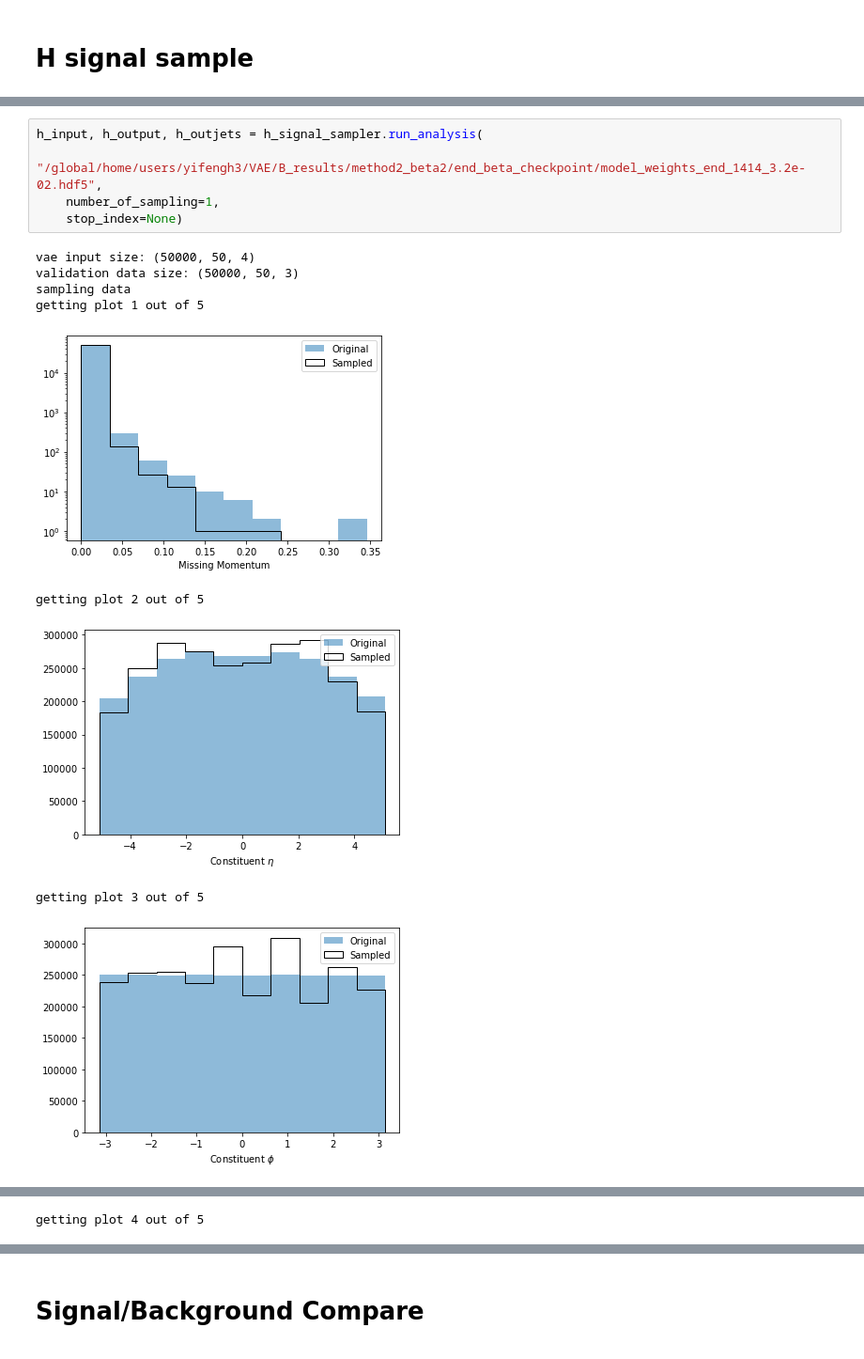
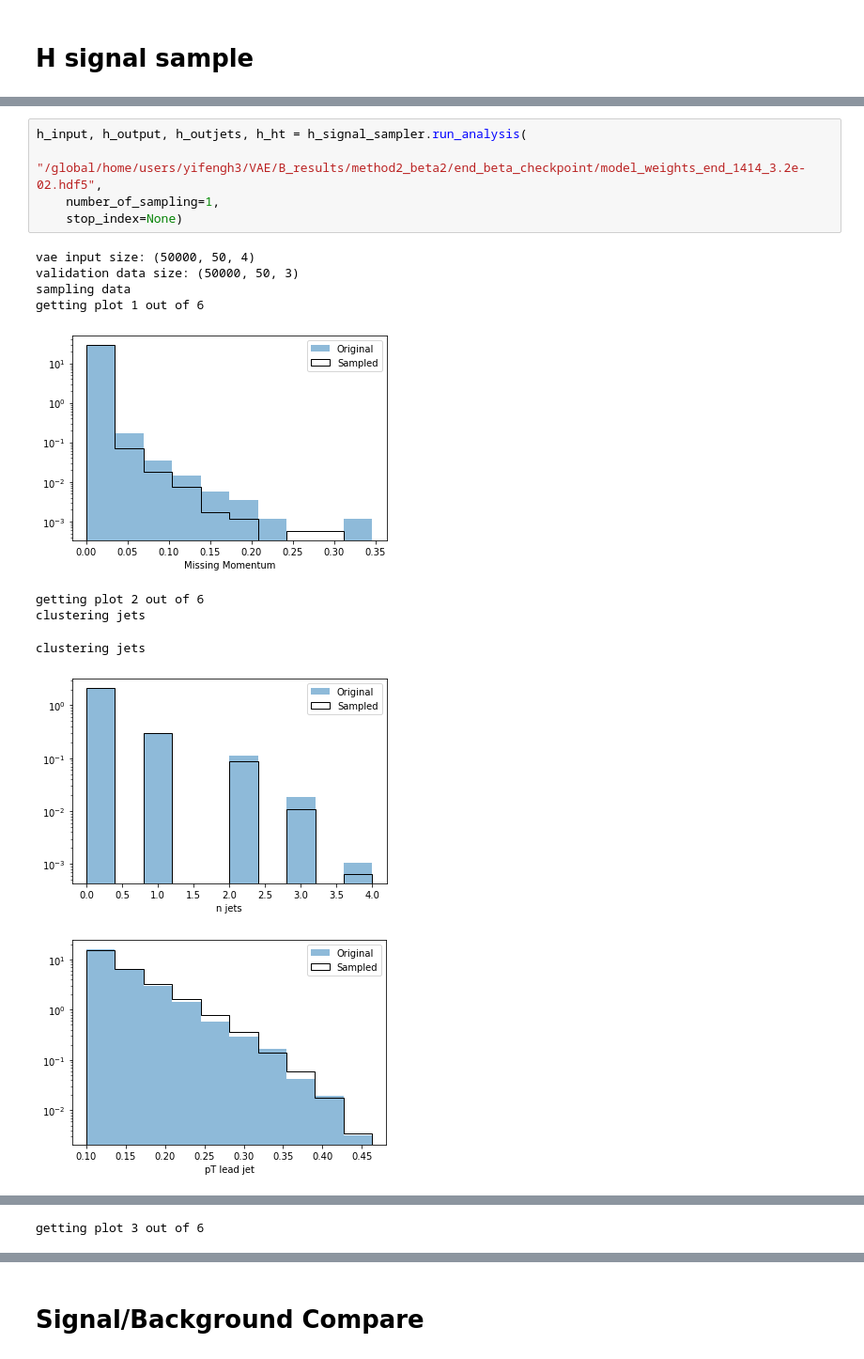
Before and after one commit to erichuangyf/copy_EMD_VAE, a Jupyter notebook: Study/sample_and_analysis.ipynb, the cells around one changed output, grey strips where cells are left out. Shown: that part at 94% size. Cells and saved outputs as stored; diff of their text form.

```diff
--- a/Study/sample_and_analysis.ipynb
+++ b/Study/sample_and_analysis.ipynb
@@ -120,17 +129,18 @@ ________________________________________________________________________________
 input data shape:(50000, 50, 4)
 output data shape:(50000, 50, 3)
 # %%
-h_input, h_output, h_outjets = h_signal_sampler.run_analysis(
+h_input, h_output, h_outjets, h_ht = h_signal_sampler.run_analysis(
     "/global/home/users/yifengh3/VAE/B_results/method2_beta2/end_beta_checkpoint/model_weights_end_1414_3.2e-02.hdf5",
     number_of_sampling=1,
     stop_index=None)
 # %% [output]
 vae input size: (50000, 50, 4)
 validation data size: (50000, 50, 3)
 sampling data
-getting plot 1 out of 5
+getting plot 1 out of 6
-[figure, old version]
+[figure, new version]
-getting plot 2 out of 5
+getting plot 2 out of 6
+clustering jets
+clustering jets
-[figure, old version]
+[figure, new version]
-getting plot 3 out of 5
-[figure, old version]
+[figure, new version]
@@ -137 +148 @@ getting plot 3 out of 5
-getting plot 4 out of 5
+getting plot 3 out of 6
```
Also changed, not shown: parts of 10 cells of this notebook, 1 other file.
